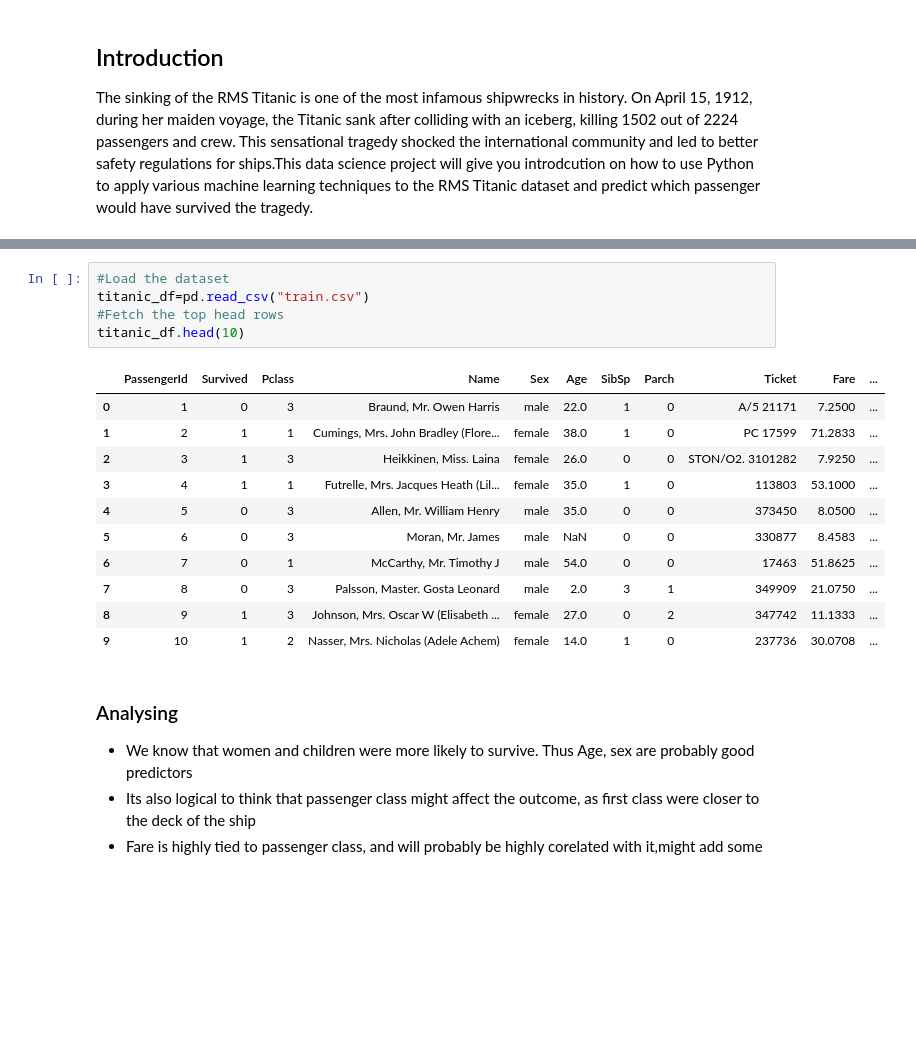
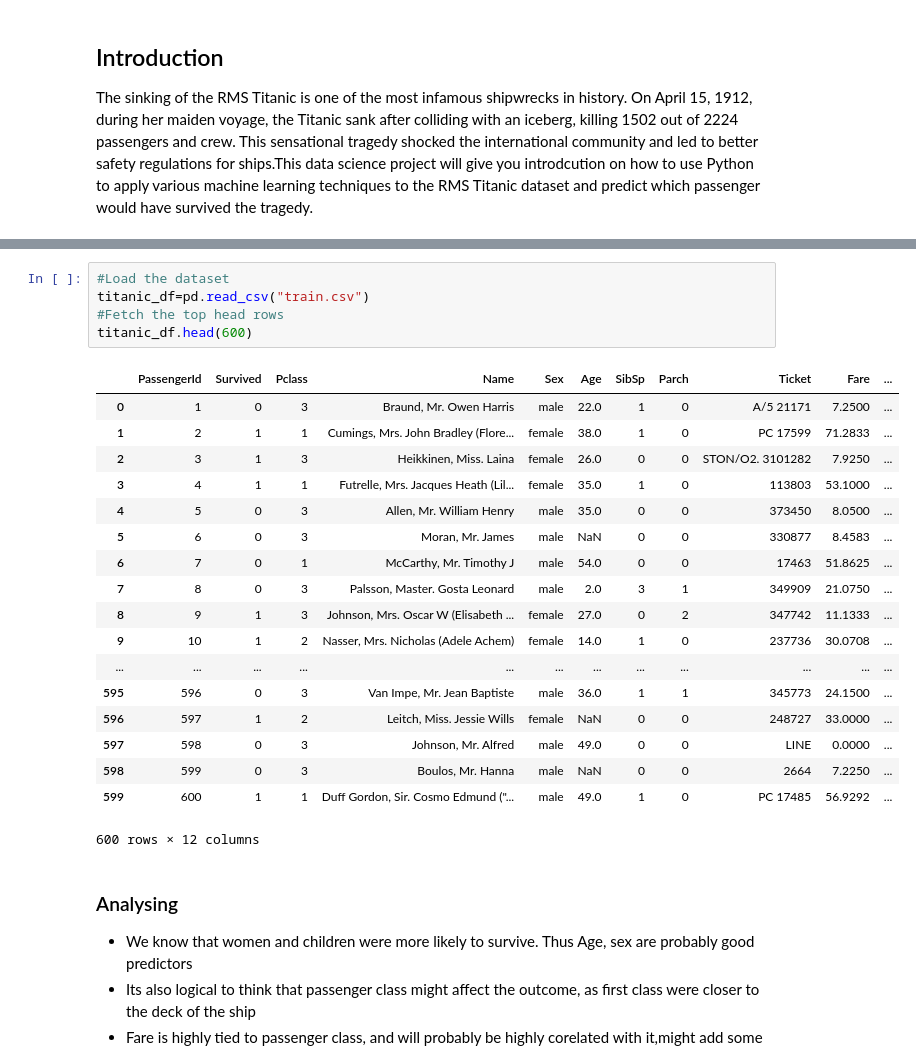
Before and after one commit to PRkudupu/Titanic-ML-Disaster, a Jupyter notebook: Survival.ipynb, the cells around one changed output, grey strips where cells are left out. Cells and saved outputs as stored; diff of their text form; blank space fills up the shorter version.

```diff
--- a/Survival.ipynb
+++ b/Survival.ipynb
@@ -33,20 +49,27 @@ Populating the interactive namespace from numpy and matplotlib
 # %%
 #Load the dataset
 titanic_df=pd.read_csv("train.csv")
 #Fetch the top head rows
-titanic_df.head(10)
+titanic_df.head(600)
 # %% [output]
 |  | PassengerId | Survived | Pclass | Name | Sex | Age | SibSp | Parch | Ticket | Fare | ... |
 | 0 | 1 | 0 | 3 | Braund, Mr. Owen Harris | male | 22.0 | 1 | 0 | A/5 21171 | 7.2500 | ... |
 | 1 | 2 | 1 | 1 | Cumings, Mrs. John Bradley (Flore... | female | 38.0 | 1 | 0 | PC 17599 | 71.2833 | ... |
 | 2 | 3 | 1 | 3 | Heikkinen, Miss. Laina | female | 26.0 | 0 | 0 | STON/O2. 3101282 | 7.9250 | ... |
 | 3 | 4 | 1 | 1 | Futrelle, Mrs. Jacques Heath (Lil... | female | 35.0 | 1 | 0 | 113803 | 53.1000 | ... |
 | 4 | 5 | 0 | 3 | Allen, Mr. William Henry | male | 35.0 | 0 | 0 | 373450 | 8.0500 | ... |
 | 5 | 6 | 0 | 3 | Moran, Mr. James | male | NaN | 0 | 0 | 330877 | 8.4583 | ... |
 | 6 | 7 | 0 | 1 | McCarthy, Mr. Timothy J | male | 54.0 | 0 | 0 | 17463 | 51.8625 | ... |
 | 7 | 8 | 0 | 3 | Palsson, Master. Gosta Leonard | male | 2.0 | 3 | 1 | 349909 | 21.0750 | ... |
 | 8 | 9 | 1 | 3 | Johnson, Mrs. Oscar W (Elisabeth ... | female | 27.0 | 0 | 2 | 347742 | 11.1333 | ... |
 | 9 | 10 | 1 | 2 | Nasser, Mrs. Nicholas (Adele Achem) | female | 14.0 | 1 | 0 | 237736 | 30.0708 | ... |
+| ... | ... | ... | ... | ... | ... | ... | ... | ... | ... | ... | ... |
+| 595 | 596 | 0 | 3 | Van Impe, Mr. Jean Baptiste | male | 36.0 | 1 | 1 | 345773 | 24.1500 | ... |
+| 596 | 597 | 1 | 2 | Leitch, Miss. Jessie Wills | female | NaN | 0 | 0 | 248727 | 33.0000 | ... |
+| 597 | 598 | 0 | 3 | Johnson, Mr. Alfred | male | 49.0 | 0 | 0 | LINE | 0.0000 | ... |
+| 598 | 599 | 0 | 3 | Boulos, Mr. Hanna | male | NaN | 0 | 0 | 2664 | 7.2250 | ... |
+| 599 | 600 | 1 | 1 | Duff Gordon, Sir. Cosmo Edmund ("... | male | 49.0 | 1 | 0 | PC 17485 | 56.9292 | ... |
+600 rows × 12 columns
 # %% [markdown]
 ### Analysing
 * We know that women and children were more likely to survive. Thus Age, sex are probably good predictors
```
Also changed, not shown: parts of 25 cells of this notebook, 3 other files.
